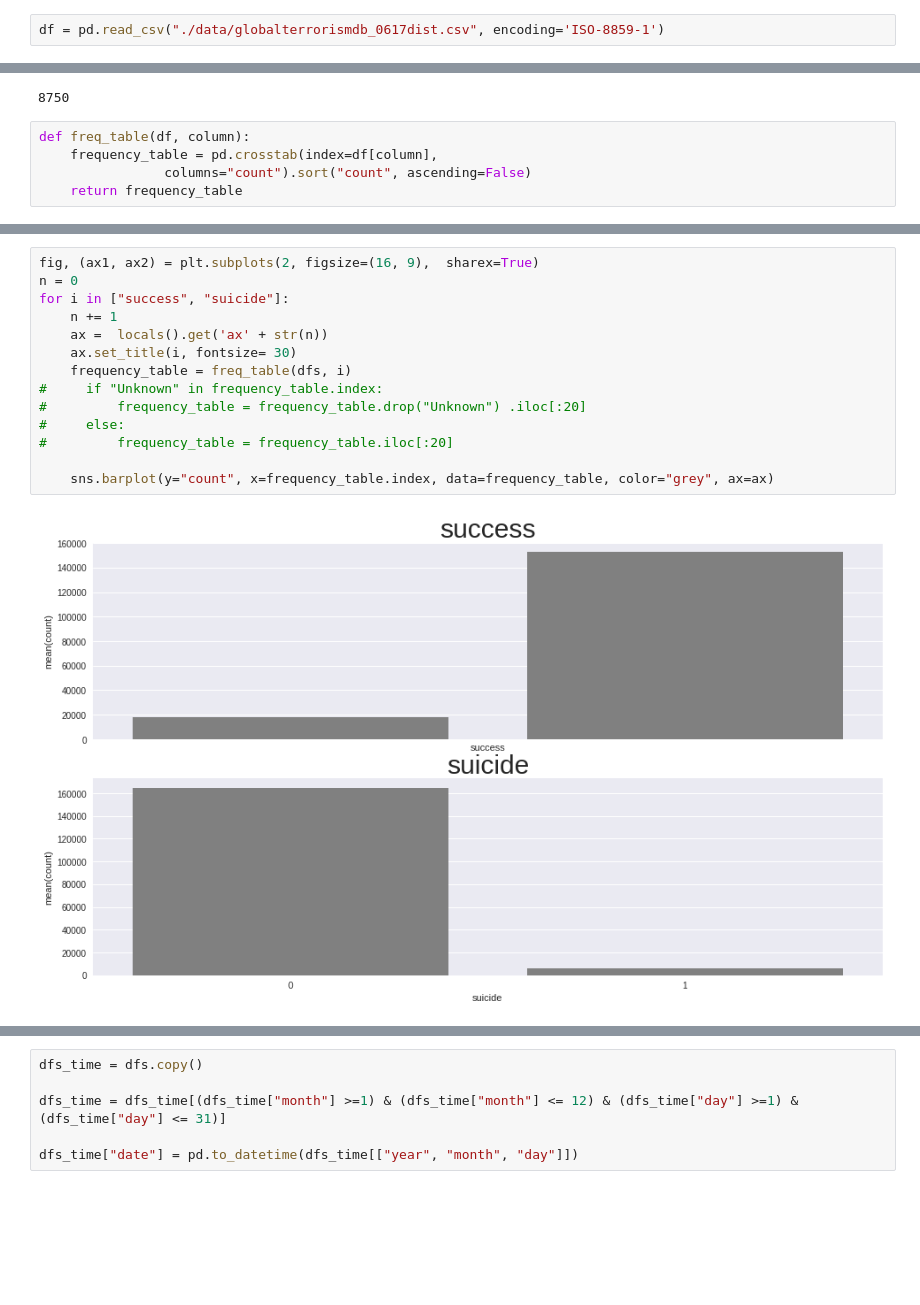
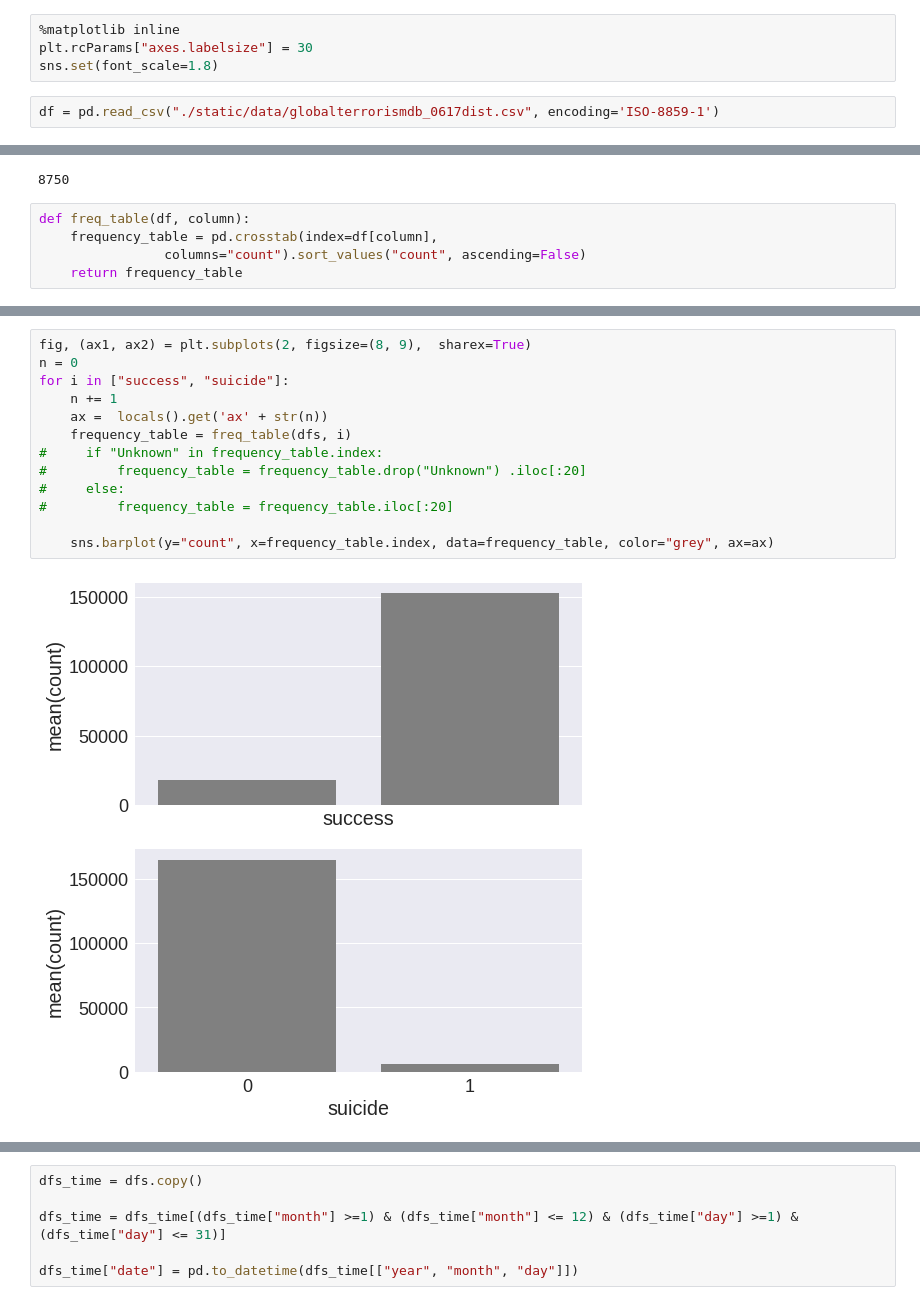
Before and after one commit to ZedYeung/track_terrorism, a Jupyter notebook: EDA.ipynb, the cells around one changed output, grey strips where cells are left out. Drawn from its saved outputs; the diff is of its cells as text; blank space fills up the shorter version.

```diff
--- a/EDA.ipynb
+++ b/EDA.ipynb
@@ -12,5 +10,9 @@ import gzip
+# %%
+%matplotlib inline
+plt.rcParams["axes.labelsize"] = 30
+sns.set(font_scale=1.8)
 # %%
-df = pd.read_csv("./data/globalterrorismdb_0617dist.csv", encoding='ISO-8859-1')
+df = pd.read_csv("./static/data/globalterrorismdb_0617dist.csv", encoding='ISO-8859-1')
 # %%
 df.columns.values
 # %% [output]
@@ -139,5 +105,5 @@ dfs_map['intensity'].max()
 # %%
 def freq_table(df, column):
     frequency_table = pd.crosstab(index=df[column],
-                columns="count").sort("count", ascending=False)
+                columns="count").sort_values("count", ascending=False)
     return frequency_table
@@ -165,19 +110,18 @@ dfs_map
 # %%
-fig, (ax1, ax2) = plt.subplots(2, figsize=(16, 9),  sharex=True)
+fig, (ax1, ax2) = plt.subplots(2, figsize=(8, 9),  sharex=True)
 n = 0
 for i in ["success", "suicide"]:
     n += 1
     ax =  locals().get('ax' + str(n))
-    ax.set_title(i, fontsize= 30)
     frequency_table = freq_table(dfs, i)
 #     if "Unknown" in frequency_table.index:
 #         frequency_table = frequency_table.drop("Unknown") .iloc[:20]
 #     else:
 #         frequency_table = frequency_table.iloc[:20]
 
     sns.barplot(y="count", x=frequency_table.index, data=frequency_table, color="grey", ax=ax)
 # %% [output]
-[figure, old version]
+[figure, new version]
 # %%
 # fig, (ax1, ax2, ax3) = plt.subplots(figsize=(16, 9), nrows=3)
 for i in ["country", "city", "group"]:
```
Also changed, not shown: parts of 17 cells of this notebook, 16 other files.
